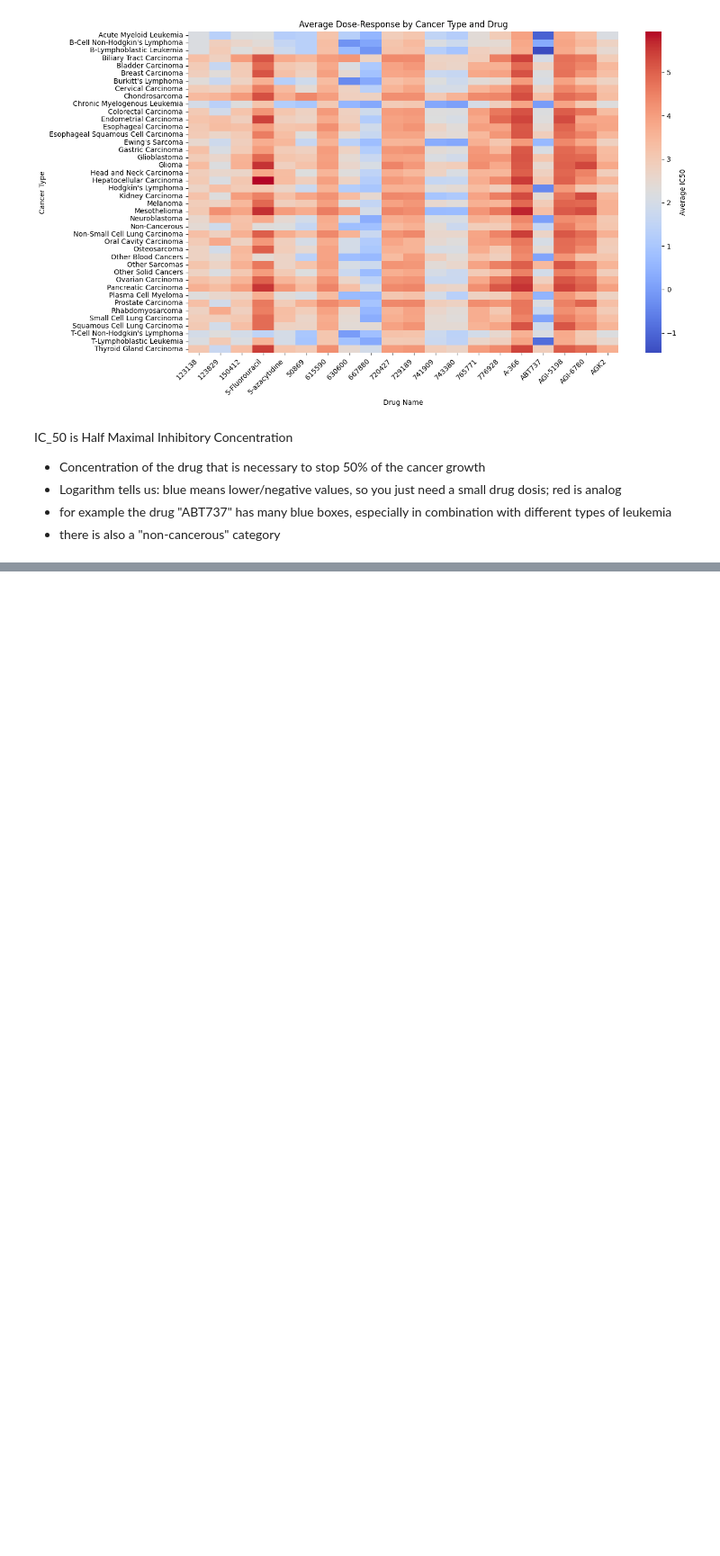
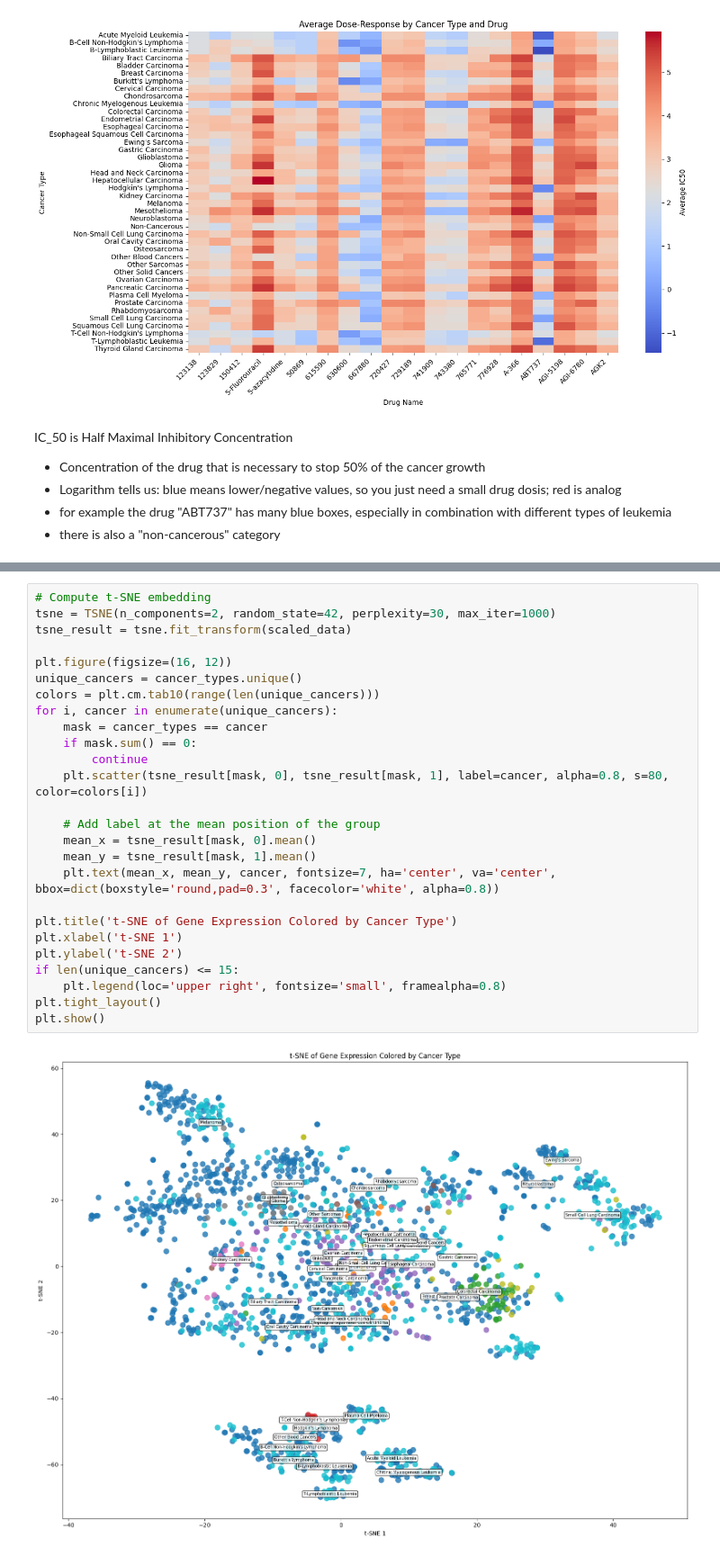
Before and after one commit to s-juross/projekt_genomforschung, a Jupyter notebook: data_exploration_small.ipynb, the cells around one changed output, grey strips where cells are left out. Shown at 90% size. Cells and saved outputs as stored; diff of their text form; blank space fills up the shorter version.

```diff
--- a/data_exploration_small.ipynb
+++ b/data_exploration_small.ipynb
@@ -195,0 +458,28 @@ THR-101        2.051984e-08  1.0 -3.958271  2.886245    731
+# %%
+# Compute t-SNE embedding
+tsne = TSNE(n_components=2, random_state=42, perplexity=30, max_iter=1000)
+tsne_result = tsne.fit_transform(scaled_data)
+
+plt.figure(figsize=(16, 12))
+unique_cancers = cancer_types.unique()
+colors = plt.cm.tab10(range(len(unique_cancers)))
+for i, cancer in enumerate(unique_cancers):
+    mask = cancer_types == cancer
+    if mask.sum() == 0:
+        continue
+    plt.scatter(tsne_result[mask, 0], tsne_result[mask, 1], label=cancer, alpha=0.8, s=80, color=colors[i])
+
+    # Add label at the mean position of the group
+    mean_x = tsne_result[mask, 0].mean()
+    mean_y = tsne_result[mask, 1].mean()
+    plt.text(mean_x, mean_y, cancer, fontsize=7, ha='center', va='center', bbox=dict(boxstyle='round,pad=0.3', facecolor='white', alpha=0.8))
+
+plt.title('t-SNE of Gene Expression Colored by Cancer Type')
+plt.xlabel('t-SNE 1')
+plt.ylabel('t-SNE 2')
+if len(unique_cancers) <= 15:
+    plt.legend(loc='upper right', fontsize='small', framealpha=0.8)
+plt.tight_layout()
+plt.show()
+# %% [output]
+[figure, added]
```
Also changed, not shown: parts of 38 cells of this notebook.
